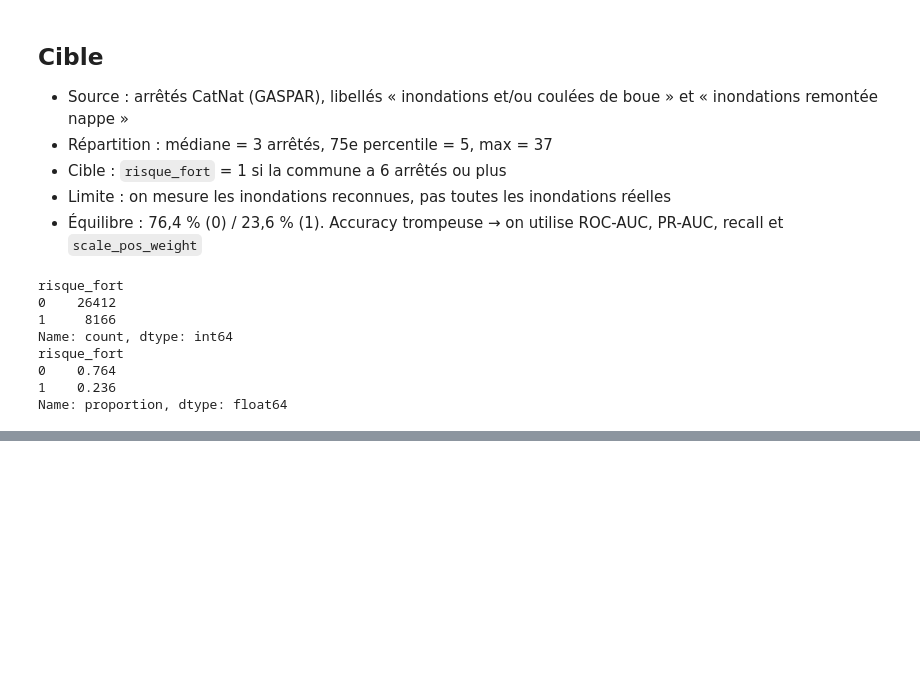
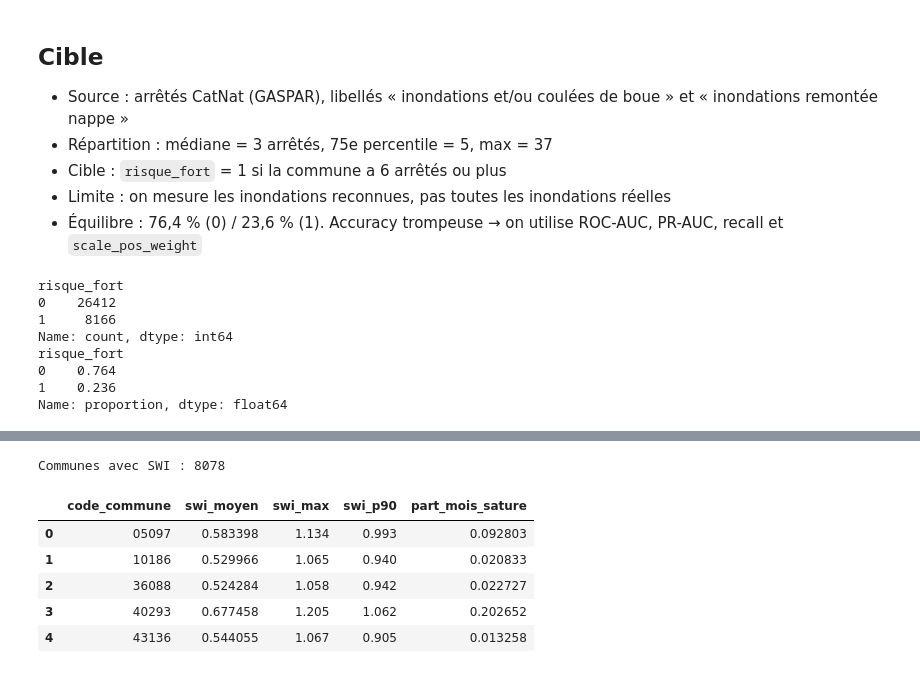
Before and after one commit to Asma-Iam/hydraxai-france, a Jupyter notebook: notebooks/01_exploration_catnat.ipynb, the cells around one changed output, grey strips where cells are left out. Cells and saved outputs as stored; diff of their text form; code cells hidden in the pictures; blank space fills up the shorter version.

```diff
--- a/notebooks/01_exploration_catnat.ipynb
+++ b/notebooks/01_exploration_catnat.ipynb
@@ -116,0 +161,24 @@ Name: proportion, dtype: float64
+# %%
+# Résumer le SWI : une ligne par commune
+swi_commune = client.query("""
+    SELECT
+        code_commune,
+        AVG(SWI_UNIF_MENS)                          AS swi_moyen,
+        MAX(SWI_UNIF_MENS)                          AS swi_max,
+        APPROX_QUANTILES(SWI_UNIF_MENS, 100)[OFFSET(90)] AS swi_p90,
+        AVG(IF(SWI_UNIF_MENS >= 1, 1, 0))           AS part_mois_sature
+    FROM `wagon-bootcamp-501621.staging.swi_par_commune`
+    WHERE date_swi_clean >= '1982-01-01'
+    GROUP BY code_commune
+""").to_dataframe()
+
+print("Communes avec SWI :", len(swi_commune))
+swi_commune.head()
+# %% [output]
+Communes avec SWI : 8078
+|  | code_commune | swi_moyen | swi_max | swi_p90 | part_mois_sature |
+| 0 | 05097 | 0.583398 | 1.134 | 0.993 | 0.092803 |
+| 1 | 10186 | 0.529966 | 1.065 | 0.940 | 0.020833 |
+| 2 | 36088 | 0.524284 | 1.058 | 0.942 | 0.022727 |
+| 3 | 40293 | 0.677458 | 1.205 | 1.062 | 0.202652 |
+| 4 | 43136 | 0.544055 | 1.067 | 0.905 | 0.013258 |
```
Also changed, not shown: parts of 11 cells of this notebook, 1 other file.
